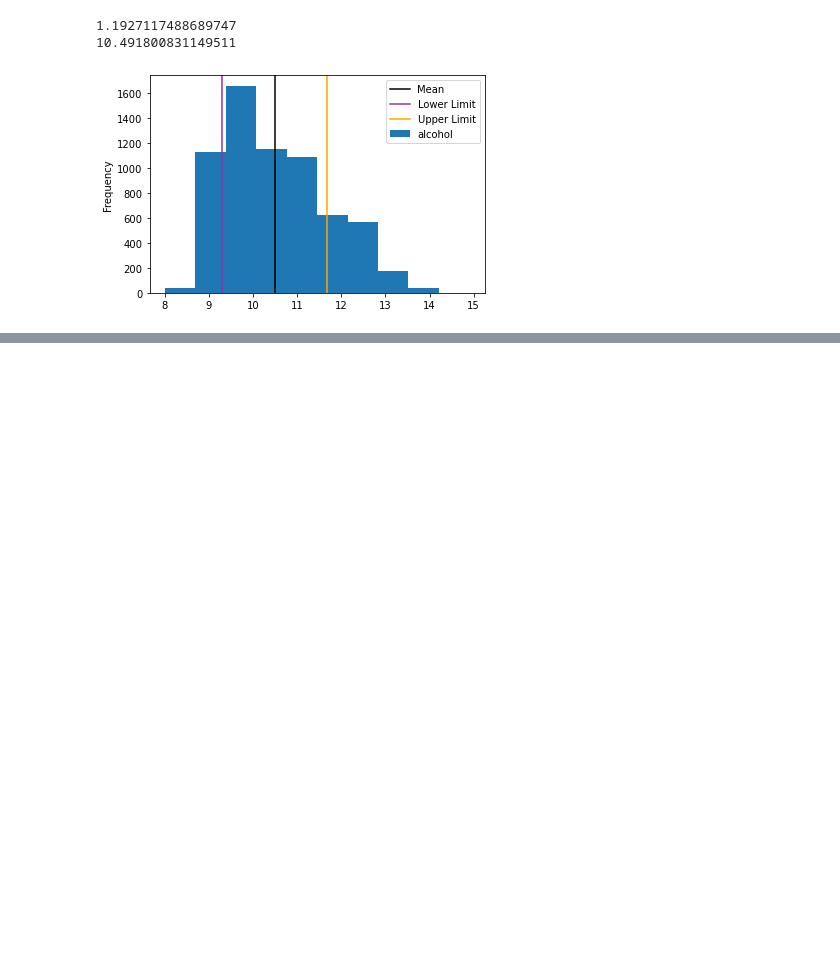
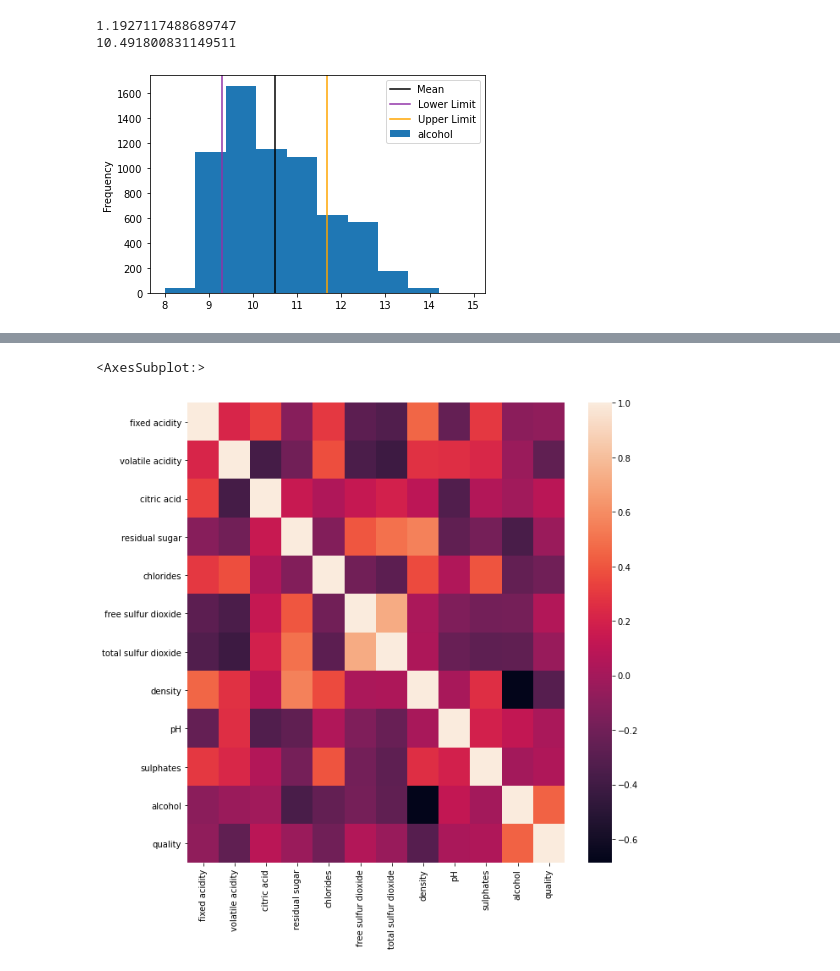
Before and after one commit to espSiyam/Data-Science--Analytics---AI-for-Business---the-Real-World-, a Jupyter notebook: 5.Statistics(Visualization)/3.Analizing Frequency distribution.ipynb, the cells around one changed output, grey strips where cells are left out. Saved outputs shown, nothing was run; the diff lists cells and outputs as text; code cells hidden in the pictures; blank space fills up the shorter version.

Commit message:
corr

```diff
--- a/5.Statistics(Visualization)/3.Analizing Frequency distribution.ipynb
+++ b/5.Statistics(Visualization)/3.Analizing Frequency distribution.ipynb
@@ -287,0 +326,7 @@ print(mean)
+# %%
+corr = df.corr()
+plt.figure(figsize=(10,10))
+sns.heatmap(corr)
+# %% [output]
+<AxesSubplot:>
+[figure, added]
```
Also changed, not shown: parts of 3 cells of this notebook.
